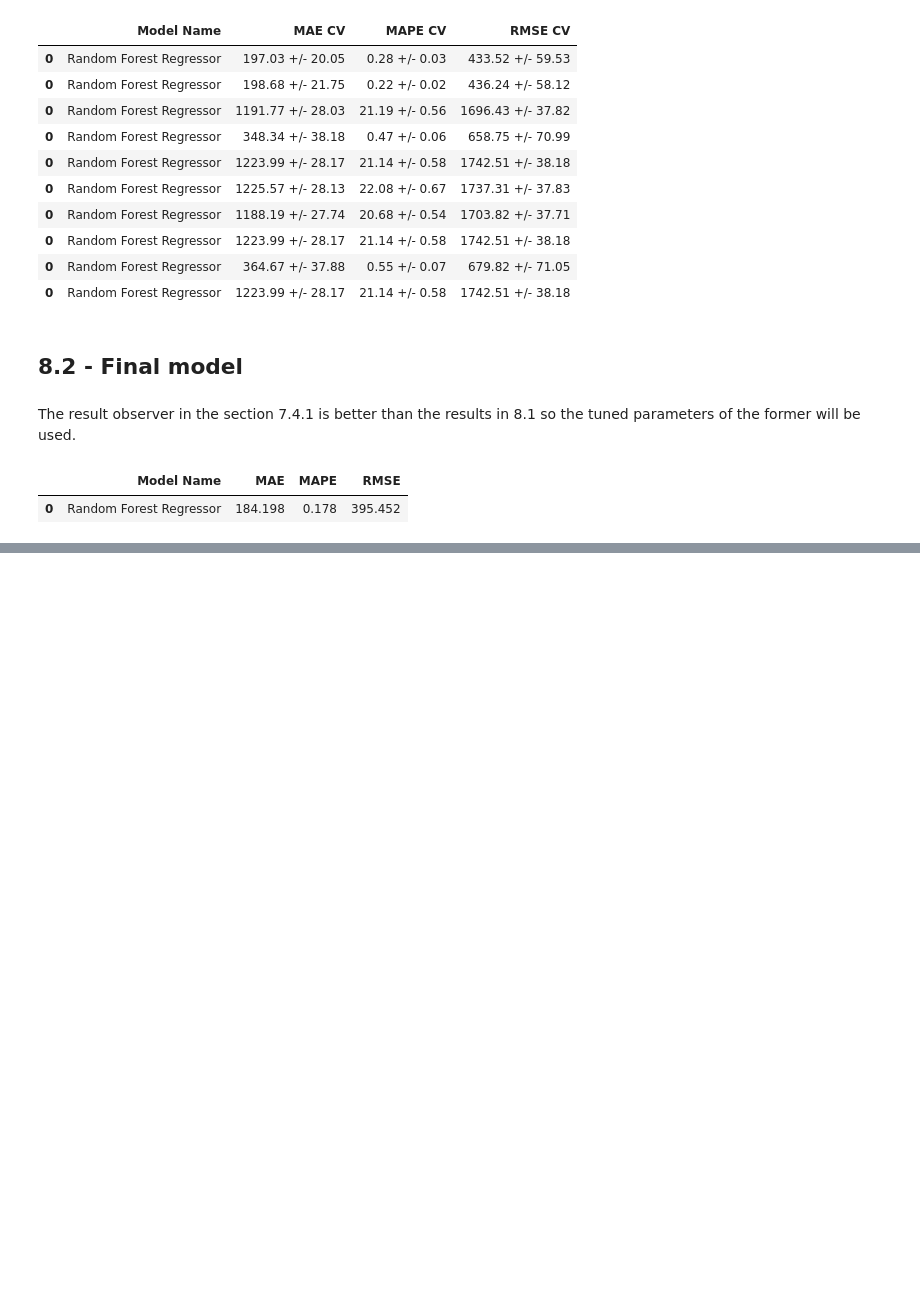
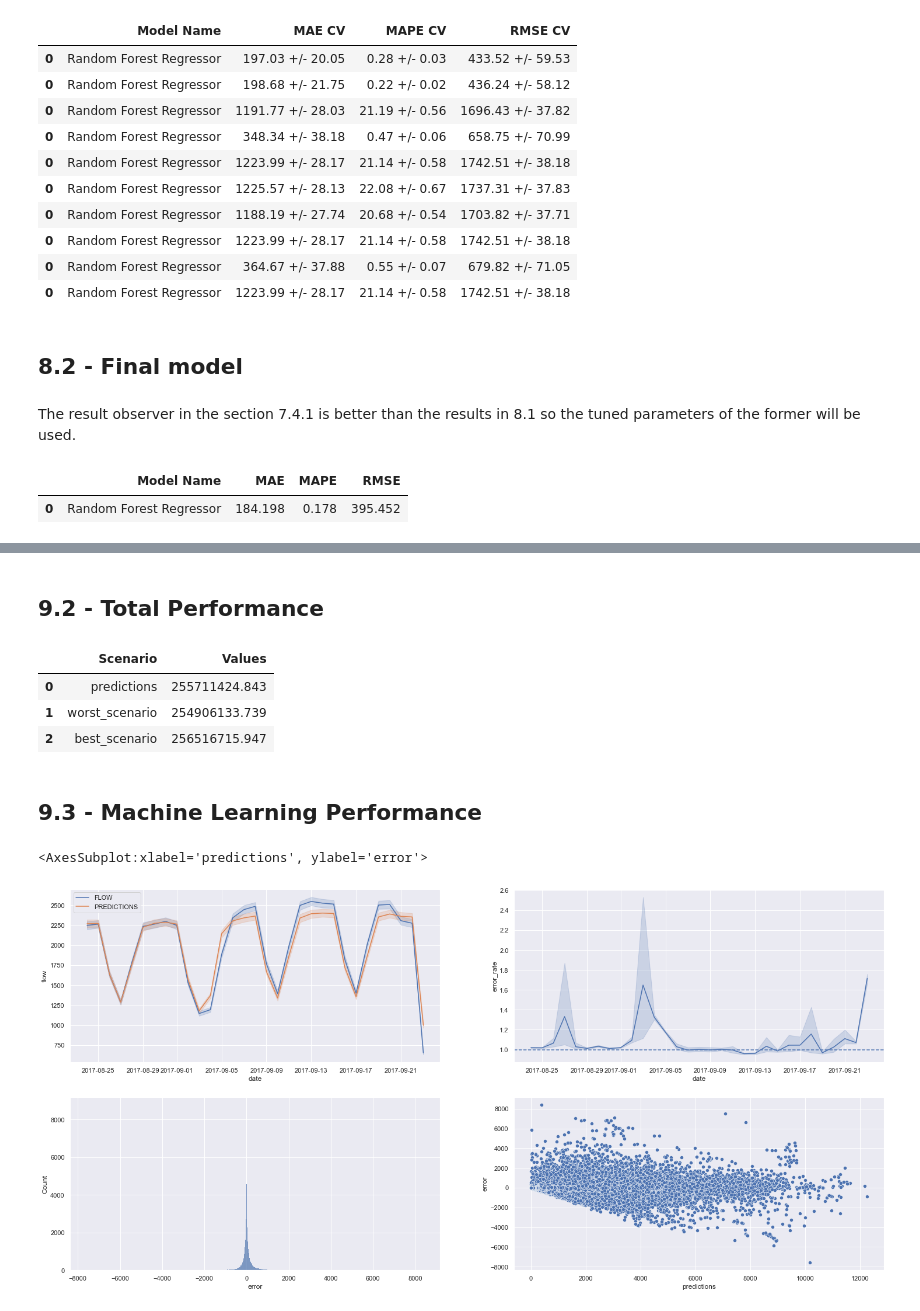
Before and after one commit to faustomfc/nyc_subway_prediction, a Jupyter notebook: m08_v01_nyc_subway_prediction.ipynb, the cells around one changed output, grey strips where cells are left out. Drawn from its saved outputs; the diff is of its cells as text; code cells hidden in the pictures; blank space fills up the shorter version.

```diff
--- a/m08_v01_nyc_subway_prediction.ipynb
+++ b/m08_v01_nyc_subway_prediction.ipynb
@@ -1331,0 +1382,32 @@ mpe
+# %% [markdown]
+## 9.2 - Total Performance
+# %%
+df93 = df92[['predictions', 'worst_scenario', 'best_scenario']].apply( lambda x: np.sum( x ), axis=0 ).reset_index().rename( columns={'index': 'Scenario', 0: 'Values'} )
+df93
+# %% [output]
+|  | Scenario | Values |
+| 0 | predictions | 255711424.843 |
+| 1 | worst_scenario | 254906133.739 |
+| 2 | best_scenario | 256516715.947 |
+# %% [markdown]
+## 9.3 - Machine Learning Performance
+# %%
+df9['error'] = df9['flow'] - df9['predictions']
+df9['error_rate'] = df9['predictions'] / df9['flow']
+# %%
+plt.subplot(2,2,1)
+sns.lineplot(x='date', y='flow', data=df9, label='FLOW')
+sns.lineplot(x='date', y='predictions', data=df9, label='PREDICTIONS')
+
+plt.subplot(2,2,2)
+sns.lineplot(x='date', y='error_rate', data=df9)
+plt.axhline(1, linestyle='--')
+
+plt.subplot(2, 2, 3)
+sns.histplot(df9['error'])
+
+plt.subplot(2, 2, 4)
+sns.scatterplot(x=df9['predictions'], y=df9['error'])
+# %% [output]
+<AxesSubplot:xlabel='predictions', ylabel='error'>
+[figure, added]
```
Also changed, not shown: parts of 11 cells of this notebook.
